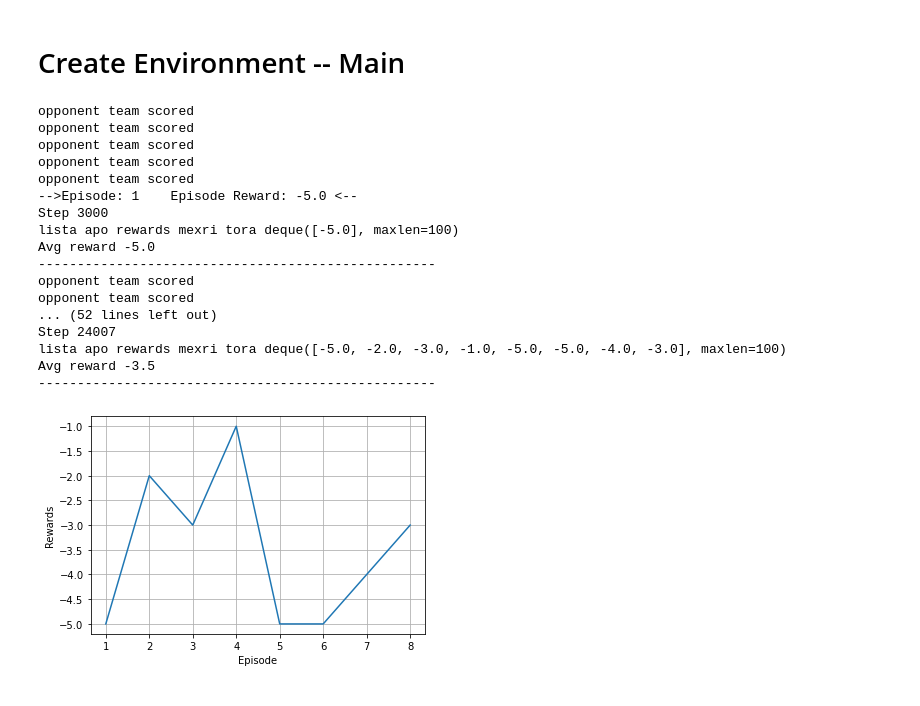
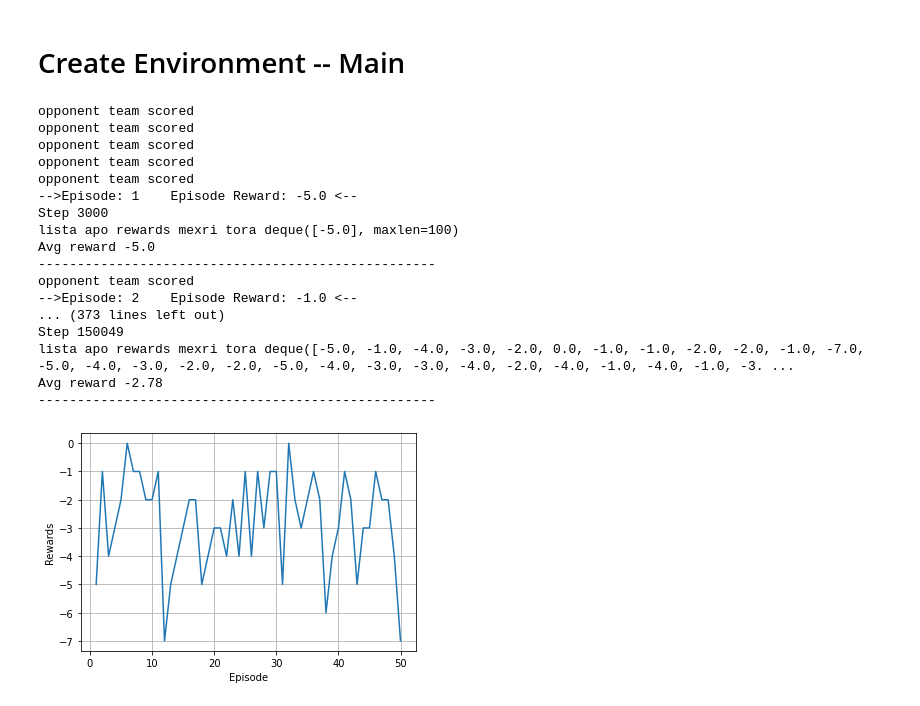
Before and after one commit to Georgemouts/Google-Research-Football-RL-DQN, a Jupyter notebook: G-Football.ipynb, the cells around one changed output. Cells and saved outputs as stored; diff of their text form; code cells hidden in the pictures.

```diff
--- a/G-Football.ipynb
+++ b/G-Football.ipynb
@@ -71,9 +71,9 @@ GAMMA = 0.04
 EPSILON =0.03
 TARGET_UPDATE_FREQ = 25
 
-EPSILON_START=1.0
-EPSILON_END =0.2
-EPSILON_DECAY=10000
+EPSILON_START=0.5
+EPSILON_END =0.01
+EPSILON_DECAY=0.001
 
 BATCH_SIZE = 3
 # %% [markdown]
@@ -127,7 +127,7 @@ class Agent() :
     return TransitionTuple
 
   def learn(self,optimizer):
-    self.optimizer=torch.optim.Adam(self.online_net.parameters(),lr =0.02)
+    self.optimizer=torch.optim.Adam(self.online_net.parameters(),lr =1e-3)
 # %% [markdown]
 # All Prints
 # %%
@@ -172,9 +172,9 @@ class All_prints():
 # Create Environment -- Main
 # %%
 #if __name__ =='main':
-#TO DO : MAKE A CLASS FOR ALL PRINTS
+
 #TO DO : MAKE REPLAY BUFFER A CLASS
-#MAKE A CLASS FOR LEARNING
+#TO DO:MAKE A CLASS FOR LEARNING
 
 env = gym.make("GFootball-11_vs_11_kaggle-simple115v2-v0") #List with the 115 states
 eps_reward =0.0
@@ -203,7 +203,7 @@ for i in range(MINREPLAYSIZE):
 # MAIN TRAIN LOOP
 obs =env.reset()
 c= 0
-num_of_eps= 8     #GIVE NUMBER OF EPISODES
+num_of_eps= 50     #GIVE NUMBER OF EPISODES
 
 for step in range((3000 * num_of_eps) + num_of_eps ):# play 3000 steps = 1 match = 1 episode
 
@@ -277,39 +277,39 @@ for step in range((3000 * num_of_eps) + num_of_eps ):# play 3000 steps = 1 match
                                                                 #if its a terminal state: dones_t =1 -> targets= rewards_t
 
   #Compute Loss
   q_values = agent.online_net(obses_t)
   action_q_values =torch.gather(input=q_values,dim=1,index=actions_t)
   loss=nn.functional.smooth_l1_loss(action_q_values,targets)
 
   #Gradient Descent -> NA MPEI SE SYNARTHSH LEARN TOU AGENT
   optimizer=torch.optim.Adam(agent.online_net.parameters(),lr =0.02)
   #print(optimizer)
   optimizer.zero_grad()
   loss.backward()
   optimizer.step()
 
   #Update the target network, copying all weights and biases in DQN
   if step% TARGET_UPDATE_FREQ == 0:   #Update target network based on online network
     agent.target_net.load_state_dict(agent.online_net.state_dict())
 # %% [output]
 opponent team scored
 opponent team scored
 opponent team scored
 opponent team scored
 opponent team scored
 -->Episode: 1    Episode Reward: -5.0 <--
 Step 3000
 lista apo rewards mexri tora deque([-5.0], maxlen=100)
 Avg reward -5.0
 ---------------------------------------------------
 opponent team scored
-opponent team scored
-... (52 lines left out)
-Step 24007
-lista apo rewards mexri tora deque([-5.0, -2.0, -3.0, -1.0, -5.0, -5.0, -4.0, -3.0], maxlen=100)
-Avg reward -3.5
+-->Episode: 2    Episode Reward: -1.0 <--
+... (373 lines left out)
+Step 150049
+lista apo rewards mexri tora deque([-5.0, -1.0, -4.0, -3.0, -2.0, 0.0, -1.0, -1.0, -2.0, -2.0, -1.0, -7.0, -5.0, -4.0, -3.0, -2.0, -2.0, -5.0, -4.0, -3.0, -3.0, -4.0, -2.0, -4.0, -1.0, -4.0, -1.0, -3. ...
+Avg reward -2.78
 ---------------------------------------------------
-[figure, old version]
+[figure, new version]
 # %%
 # obs = env.reset()
 # a = env.step(action)
```
Also changed, not shown: parts of 1 cell of this notebook.
